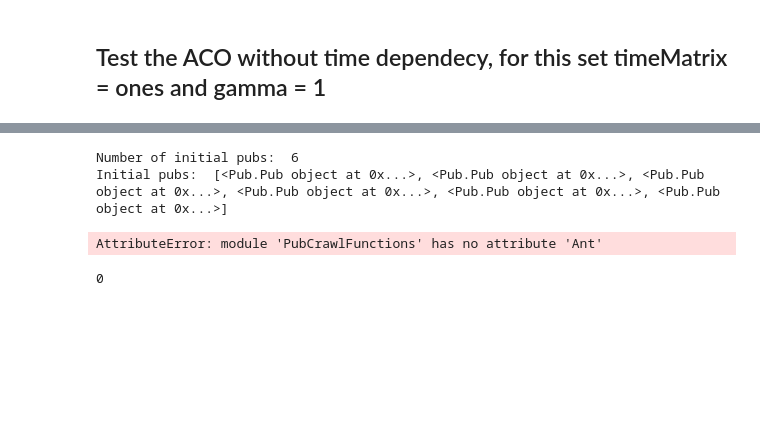
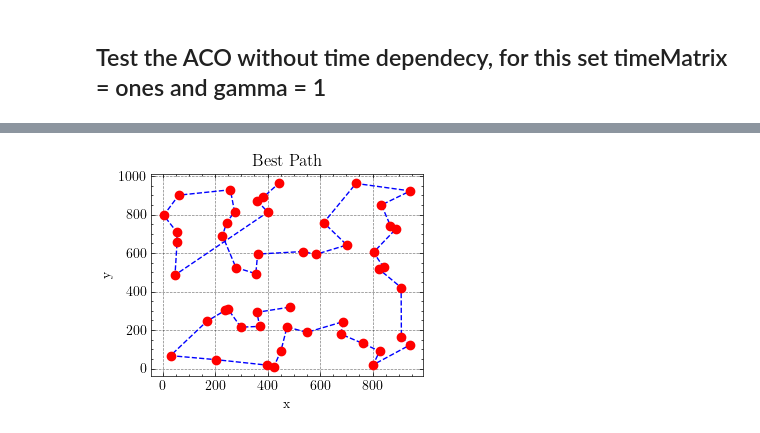
Before and after one commit to FelixWaldschock/Chalmers_FFR120_PubCrawl, a Jupyter notebook: PubCrawl_Notebook.ipynb, the cells around one changed output, grey strips where cells are left out. Saved outputs shown, nothing was run; the diff lists cells and outputs as text; code cells hidden in the pictures; blank space fills up the shorter version.

```diff
--- a/PubCrawl_Notebook.ipynb
+++ b/PubCrawl_Notebook.ipynb
@@ -215,25 +230,31 @@ KeyboardInterrupt:
-# %%
-# start the simulation, the parameters to be optimized is the total time to visit all pubs
-
-# init the ants at random pubs, that open at time = 0
-initialPubs = []
-for p in Pubs:
-    if p.openingTime == 0:
-        initialPubs.append(p)
-
-print('Number of initial pubs: ', len(initialPubs))
-print('Initial pubs: ', initialPubs)
-
-
-while (time<timeMax):
-    # init the ants at random pubs, that open at time = 0
-    ants = []
-    for i in range(popSize):
-        ants.append(PCF.Ant(initialPubs[np.random.randint(len(initialPubs))], velAnt))
-# %% [output]
-Number of initial pubs:  6
-Initial pubs:  [<Pub.Pub object at 0x...>, <Pub.Pub object at 0x...>, <Pub.Pub object at 0x...>, <Pub.Pub object at 0x...>, <Pub.Pub object at 0x...>, <Pub.Pub object at 0x...>]
-AttributeError: module 'PubCrawlFunctions' has no attribute 'Ant'
+# %%
+# plot the best path
+# load the best path from the log files
+
+counter = 4
+
+bestPathPath = "Logs/BestPath_" + str(counter) + ".csv"
+# read the last line of the file
+with open(bestPathPath, 'r') as f:
+    lines = f.readlines()
+    last_line = lines[-1]
+    bestPath = last_line
+
+
+# parse the bestPath, the first element is before the "," the second after
+bestPathOrigin = bestPath.split(',')
+# convert the first element to an array of intergers, delimited by ;
+bestPath = np.array(bestPathOrigin[0].split(';')).astype(int)
+bestPathLength = bestPathOrigin[1]
+
+# plot the best path
+fig = PCF.plotPath(bestPath, Pubs)
+plt.title('Best Path')
+plt.xlabel('x')
+plt.ylabel('y')
+plt.show()
+# %% [output]
+[figure, added]
 # %%
 print('Distance Matrix: ', distanceMatrix)
 
@@ -242,10 +263,3 @@ print('Pheromone Matrix: ', pheromoneMatrix)
 print('Waiting vector: ', PCF.getWaitingVector(Pubs, time))
 
 print('Waiting vector: ', PCF.getWaitingVector(Pubs, 100))
-# %%
-a = np.array([1,2,3,4,5])
-if 1 in a:
-    # return the index of the element
-    print(np.where(a==1)[0][0])
-# %% [output]
-0
```
Also changed, not shown: parts of 5 cells of this notebook, 7 other files.
